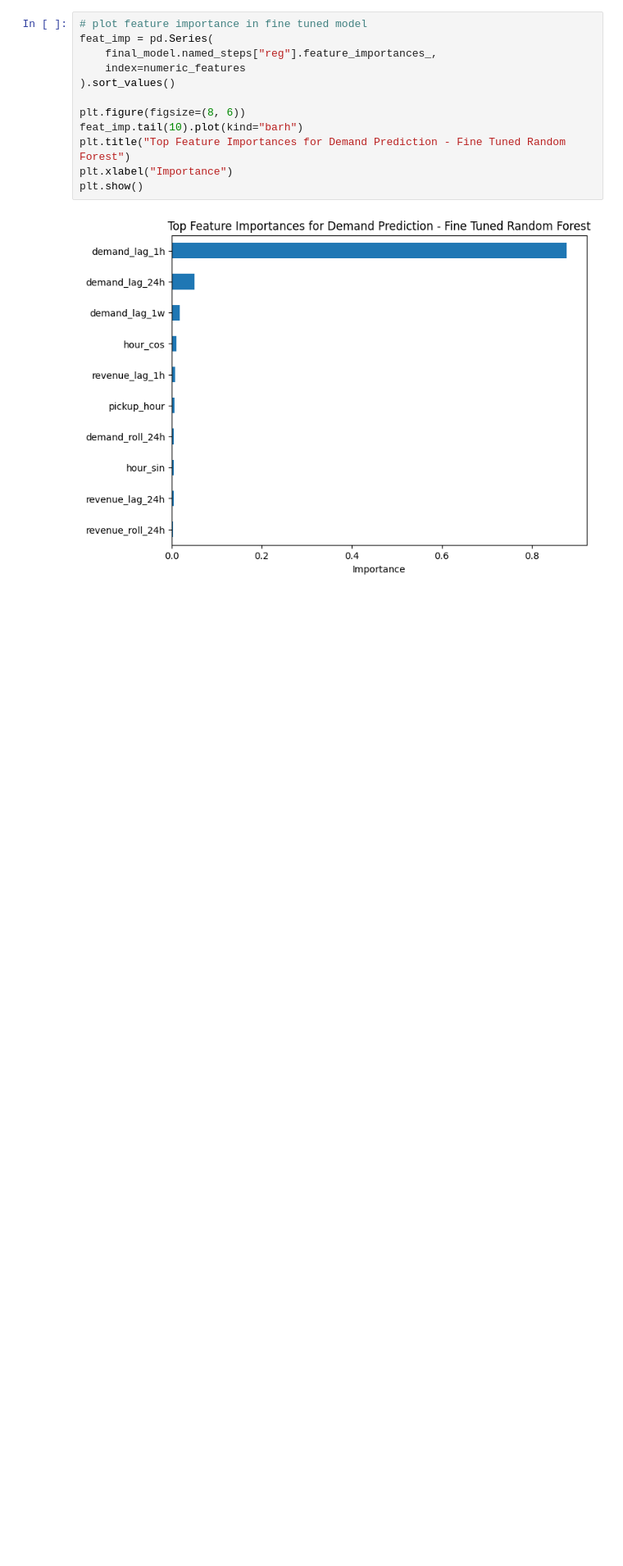
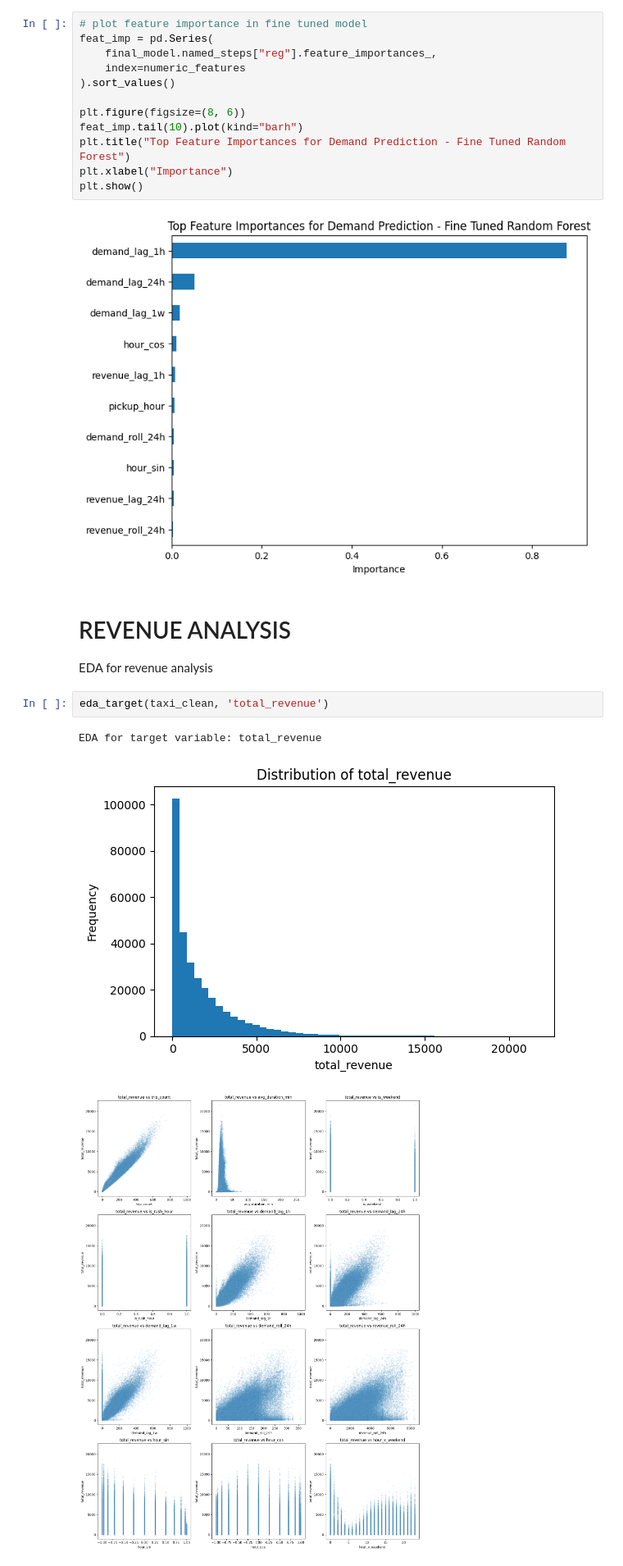
Before and after one commit to kaleater22/ID5059_Group_Project, a Jupyter notebook: ID5059 Group Project.ipynb, the cells around one changed output. Shown at 82% size. Saved outputs shown, nothing was run; the diff lists cells and outputs as text; blank space fills up the shorter version.

```diff
--- a/ID5059 Group Project.ipynb
+++ b/ID5059 Group Project.ipynb
@@ -1064,3 +1076,12 @@ plt.xlabel("Importance")
 plt.show()
 # %% [output]
 [figure]
+# %% [markdown]
+# REVENUE ANALYSIS
+EDA for revenue analysis
+# %%
+eda_target(taxi_clean, 'total_revenue')
+# %% [output]
+EDA for target variable: total_revenue
+[figure, added]
+[figure, added]
```
Also changed, not shown: parts of 13 cells of this notebook.
